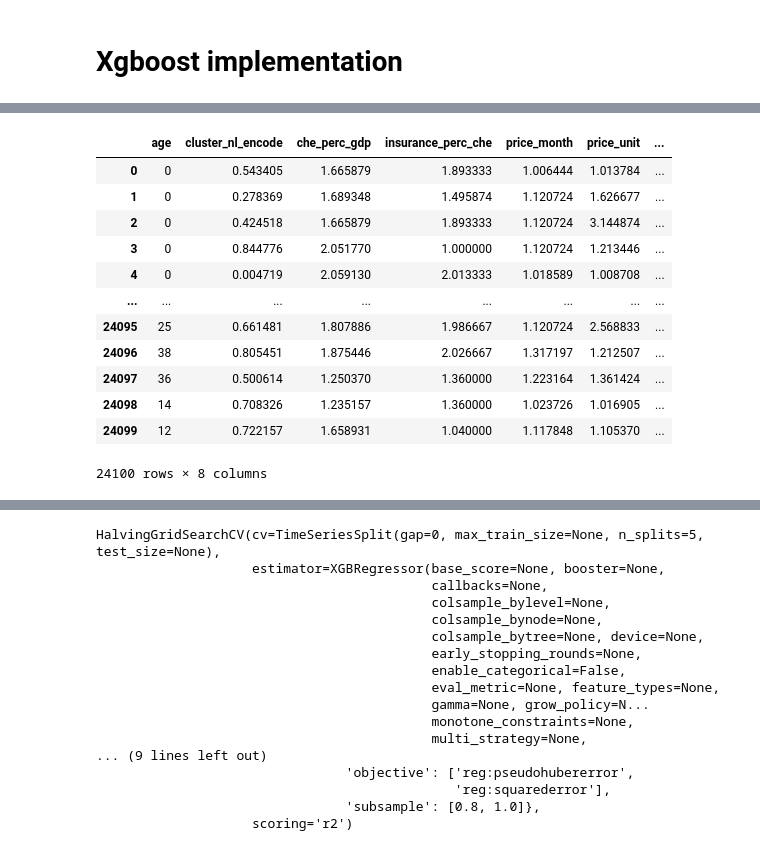
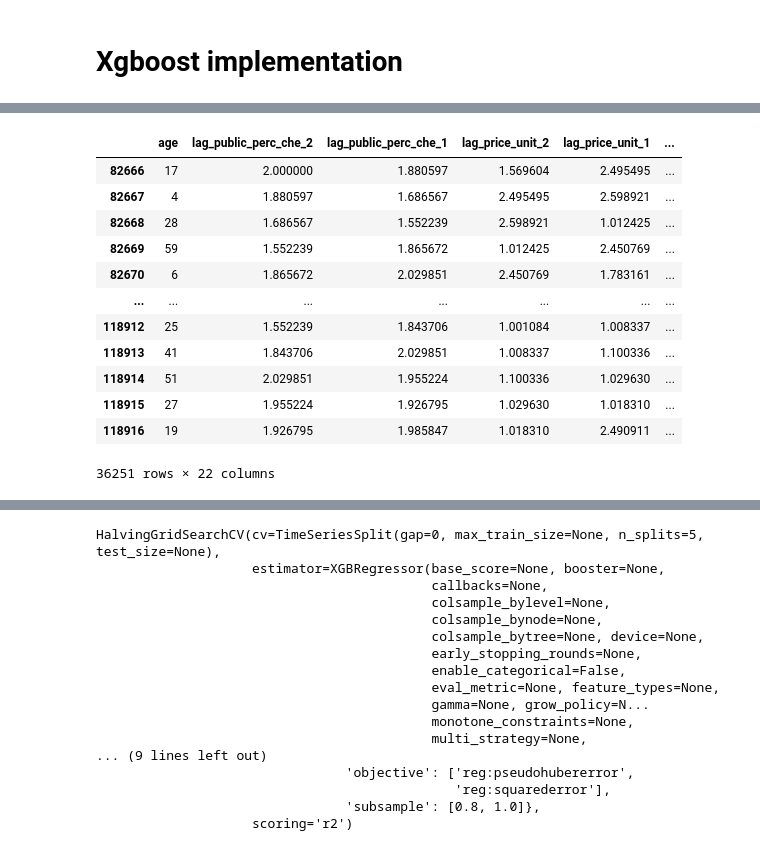
Before and after one commit to NguyenNguyen205/Team51Datathon, a Jupyter notebook: model/xgboost.ipynb, the cells around one changed output, grey strips where cells are left out. Drawn from its saved outputs; the diff is of its cells as text; code cells hidden in the pictures.

```diff
--- a/model/xgboost.ipynb
+++ b/model/xgboost.ipynb
@@ -54,22 +55,22 @@ test_df
 ## Drop date launch date
 train_df = train_df.drop(['date', 'launch_date'], axis=1)
 test_df = test_df.drop(['date', 'launch_date'], axis=1)
-# %%
-train_df
-# %% [output]
-|  | age | cluster_nl_encode | che_perc_gdp | insurance_perc_che | price_month | price_unit | ... |
-| 0 | 0 | 0.543405 | 1.665879 | 1.893333 | 1.006444 | 1.013784 | ... |
-| 1 | 0 | 0.278369 | 1.689348 | 1.495874 | 1.120724 | 1.626677 | ... |
-| 2 | 0 | 0.424518 | 1.665879 | 1.893333 | 1.120724 | 3.144874 | ... |
-| 3 | 0 | 0.844776 | 2.051770 | 1.000000 | 1.120724 | 1.213446 | ... |
-| 4 | 0 | 0.004719 | 2.059130 | 2.013333 | 1.018589 | 1.008708 | ... |
-| ... | ... | ... | ... | ... | ... | ... | ... |
-| 24095 | 25 | 0.661481 | 1.807886 | 1.986667 | 1.120724 | 2.568833 | ... |
-| 24096 | 38 | 0.805451 | 1.875446 | 2.026667 | 1.317197 | 1.212507 | ... |
-| 24097 | 36 | 0.500614 | 1.250370 | 1.360000 | 1.223164 | 1.361424 | ... |
-| 24098 | 14 | 0.708326 | 1.235157 | 1.360000 | 1.023726 | 1.016905 | ... |
-| 24099 | 12 | 0.722157 | 1.658931 | 1.040000 | 1.117848 | 1.105370 | ... |
-24100 rows × 8 columns
+# %%
+test_df
+# %% [output]
+|  | age | lag_public_perc_che_2 | lag_public_perc_che_1 | lag_price_unit_2 | lag_price_unit_1 | ... |
+| 82666 | 17 | 2.000000 | 1.880597 | 1.569604 | 2.495495 | ... |
+| 82667 | 4 | 1.880597 | 1.686567 | 2.495495 | 2.598921 | ... |
+| 82668 | 28 | 1.686567 | 1.552239 | 2.598921 | 1.012425 | ... |
+| 82669 | 59 | 1.552239 | 1.865672 | 1.012425 | 2.450769 | ... |
+| 82670 | 6 | 1.865672 | 2.029851 | 2.450769 | 1.783161 | ... |
+| ... | ... | ... | ... | ... | ... | ... |
+| 118912 | 25 | 1.552239 | 1.843706 | 1.001084 | 1.008337 | ... |
+| 118913 | 41 | 1.843706 | 2.029851 | 1.008337 | 1.100336 | ... |
+| 118914 | 51 | 2.029851 | 1.955224 | 1.100336 | 1.029630 | ... |
+| 118915 | 27 | 1.955224 | 1.926795 | 1.029630 | 1.018310 | ... |
+| 118916 | 19 | 1.926795 | 1.985847 | 1.018310 | 2.490911 | ... |
+36251 rows × 22 columns
 # %%
 train_x = train_df.iloc[:,:-1]
 train_y = train_df.iloc[:, -1]
```
Also changed, not shown: parts of 21 cells of this notebook, 6 other files.
